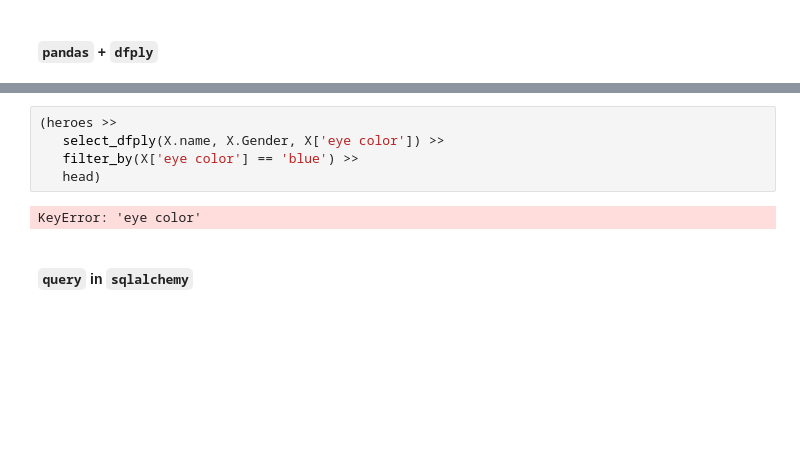
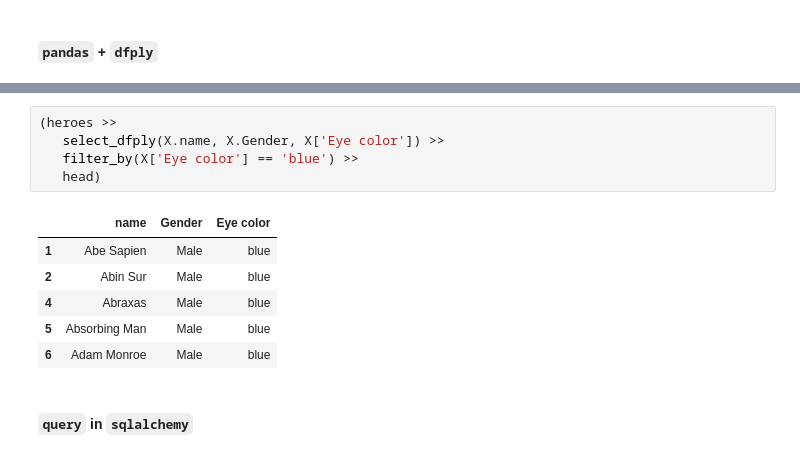
Before and after one commit to AClemens15/DSCI430, a Jupyter notebook: 2_1_dataframe_verbs_select_filter_mutate-myCopy.ipynb, the cells around one changed output, grey strips where cells are left out. Saved outputs shown, nothing was run; the diff lists cells and outputs as text; blank space fills up the shorter version.

```diff
--- a/2_1_dataframe_verbs_select_filter_mutate-myCopy.ipynb
+++ b/2_1_dataframe_verbs_select_filter_mutate-myCopy.ipynb
@@ -365,9 +396,14 @@ Create a query that
 # %%
 (heroes >>
-   select_dfply(X.name, X.Gender, X['eye color']) >>
-   filter_by(X['eye color'] == 'blue') >>
+   select_dfply(X.name, X.Gender, X['Eye color']) >>
+   filter_by(X['Eye color'] == 'blue') >>
    head)
 # %% [output]
-KeyError: 'eye color'
+|  | name | Gender | Eye color |
+| 1 | Abe Sapien | Male | blue |
+| 2 | Abin Sur | Male | blue |
+| 4 | Abraxas | Male | blue |
+| 5 | Absorbing Man | Male | blue |
+| 6 | Adam Monroe | Male | blue |
 # %% [markdown]
 #### `query`  in `sqlalchemy`
```
Also changed, not shown: parts of 9 cells of this notebook.
